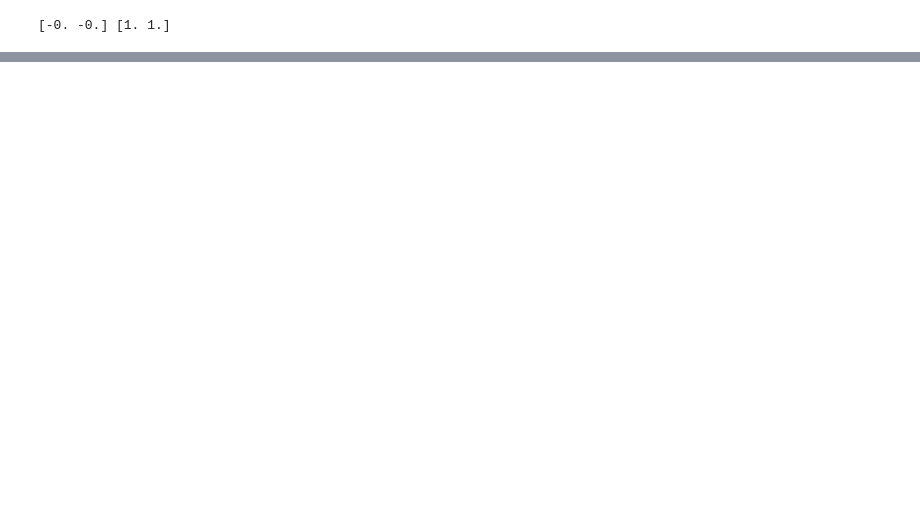
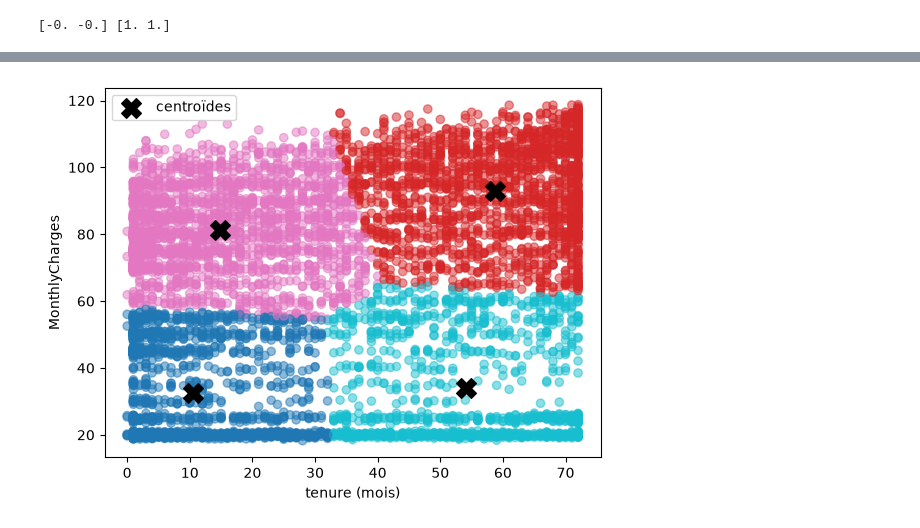
Before and after one commit to Alxisb0/IA_projet, a Jupyter notebook: notebooks/clustering_github.ipynb, the cells around one changed output, grey strips where cells are left out. Drawn from its saved outputs; the diff is of its cells as text; code cells hidden in the pictures; blank space fills up the shorter version.

Commit message:
clustering

```diff
--- a/notebooks/clustering_github.ipynb
+++ b/notebooks/clustering_github.ipynb
@@ -39,0 +69,17 @@ meilleur k (silhouette) : 4
+# %%
+#K-Means et visualisation
+K = 4
+kmeans2 = KMeans(n_clusters=K, n_init=10, random_state=RANDOM_STATE)
+df["cluster"] = kmeans2.fit_predict(X2_scaled)
+
+# Centres des groupes en unités d'origine (mois, dollars par mois)
+centres = scaler2.inverse_transform(kmeans2.cluster_centers_)
+
+plt.scatter(df["tenure"], df["MonthlyCharges"], c=df["cluster"], cmap="tab10", alpha=0.5)
+plt.scatter(centres[:, 0], centres[:, 1], c="black", marker="X", s=200, label="centroïdes")
+plt.xlabel("tenure (mois)")
+plt.ylabel("MonthlyCharges")
+plt.legend()
+plt.show()
+# %% [output]
+[figure, added]
```
Also changed, not shown: parts of 6 cells of this notebook, 3 other files.
